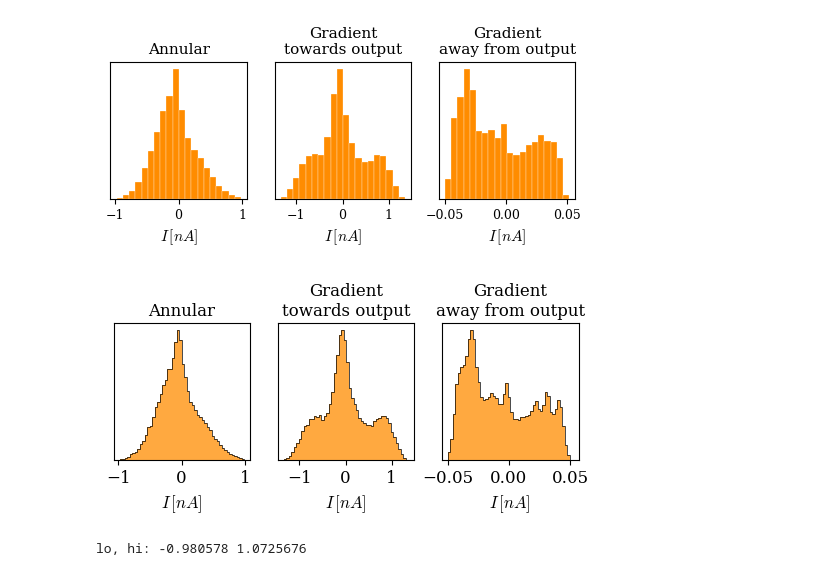
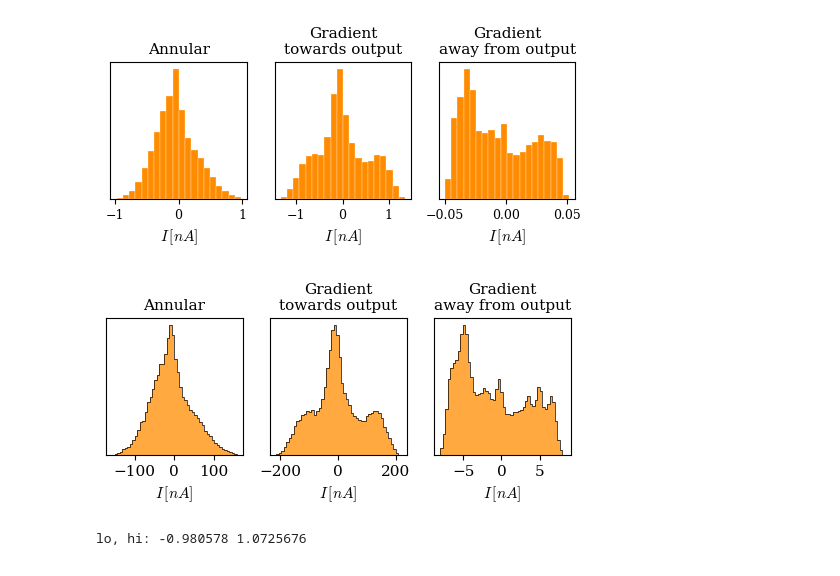
Before and after one commit to jwass1997/kmc_project, a Jupyter notebook: scripts/python_scripts/model_comparision.ipynb, the cells around one changed output. Cells and saved outputs as stored; diff of their text form; code cells hidden in the pictures.

```diff
--- a/scripts/python_scripts/model_comparision.ipynb
+++ b/scripts/python_scripts/model_comparision.ipynb
@@ -121,6 +121,10 @@ def bench(model, x, device="cuda"):
 
 device = torch.device('cuda' if torch.cuda.is_available() else 'cpu')
 print(device)
+
+e_0 = 1.60217663e-19
+time_scale = 1e21
+out_scale = e_0 * time_scale
 # %% [output]
 cuda
 # %%
@@ -269,5 +273,18 @@ measure_latency(model, input_tensor_1d)
 # %%
 """VOLTAGE HISTS"""
+
+import matplotlib as mpl
+mpl.rcParams.update({
+    "font.size": 10,          # base font (affects cbar label unless overridden)
+    "xtick.labelsize": 10,    # affects horizontal colorbar ticks
+    "ytick.labelsize": 10,    # affects vertical colorbar ticks
+    # Optional extras you may want:
+    "axes.titlesize": 10,
+    "axes.labelsize": 10,
+    "legend.fontsize": 10,
+    "font.family": "serif",
+    "mathtext.fontset": "cm",
+})
 
 voltage_samples = []
 current_samples = []
@@ -300,5 +317,5 @@ axs[n_e].set_box_aspect(1)
 axs[n_e].tick_params(labelleft=False, labelright=False, left=False, right=False)
 axs[n_e].set_xlabel(r'$I \, [nA]$')
 
-#plt.savefig('uni_data_hists.pdf', bbox_inches='tight')
+plt.savefig('uni_data_hists.pdf', bbox_inches='tight')
 # %% [output]
@@ -712,6 +734,19 @@ plt.savefig('current_dists_other_acceptor_configs.pdf', bbox_inches='tight')
 # %%
 import numpy as np
 import matplotlib.pyplot as plt
+
+import matplotlib as mpl
+mpl.rcParams.update({
+    "font.size": 11,          # base font (affects cbar label unless overridden)
+    "xtick.labelsize": 11,    # affects horizontal colorbar ticks
+    "ytick.labelsize": 11,    # affects vertical colorbar ticks
+    # Optional extras you may want:
+    "axes.titlesize": 11,
+    "axes.labelsize": 11,
+    "legend.fontsize": 11,
+    "font.family": "serif",
+    "mathtext.fontset": "cm",
+})
 
 def filled_step_hist(ax, data, bins=20, density=True,
                      facecolor='darkorange', edgecolor='w',
@@ -742,37 +777,37 @@ for k in range(num_batches):
     data_towards = np.load(f'/gpfs/bwfor/work/ws/hd_gy283-my_data/final_datasets/grad_towards_1e7/batch_{k}.npz')
     data_away = np.load(f'/gpfs/bwfor/work/ws/hd_gy283-my_data/final_datasets/grad_away_1e7/batch_{k}.npz')
 
-    currents_ring.append(data_ring['currents'])
-    currents_towards.append(data_towards['currents'])
-    currents_away.append(data_away['currents'])
+    currents_ring.append(data_ring['currents'] * out_scale)
+    currents_towards.append(data_towards['currents'] * out_scale)
+    currents_away.append(data_away['currents'] * out_scale)
 
 ring = np.concatenate(currents_ring, axis=0)
 towards = np.concatenate(currents_towards, axis=0)
 away = np.concatenate(currents_away, axis=0)
 
 fig, axs = plt.subplots(ncols=3, figsize=(6, 6))
 
 filled_step_hist(axs[0], ring, bins=50, density=True, facecolor='darkorange', edgecolor='k', alpha=.75, lw=0.5)
 axs[0].set_box_aspect(1)
 axs[0].tick_params(labelleft=False, labelright=False, left=False, right=False)
 axs[0].set_xlabel(r'$I \, [nA]$')
 axs[0].set_title(r'Annular')
 
 filled_step_hist(axs[1], towards, bins=50, density=True, facecolor='darkorange', edgecolor='k', alpha=.75, lw=0.5)
 axs[1].set_box_aspect(1)
 axs[1].tick_params(labelleft=False, labelright=False, left=False, right=False)
 axs[1].set_xlabel(r'$I \, [nA]$')
 axs[1].set_title('Gradient\ntowards output')
 
 filled_step_hist(axs[2], away, bins=50, density=True, facecolor='darkorange', edgecolor='k', alpha=.75, lw=0.5)
 axs[2].set_box_aspect(1)
 axs[2].tick_params(labelleft=False, labelright=False, left=False, right=False)
 axs[2].set_xlabel(r'$I \, [nA]$')
 axs[2].set_title('Gradient\naway from output')
 
 plt.savefig('current_dists_other_acceptor_configs.pdf', bbox_inches='tight')
 # %% [output]
-[figure, old version]
+[figure, new version]
 # %%
 import numpy as np
 import matplotlib.pyplot as plt
```
Also changed, not shown: parts of 6 cells of this notebook, 56 other files.
